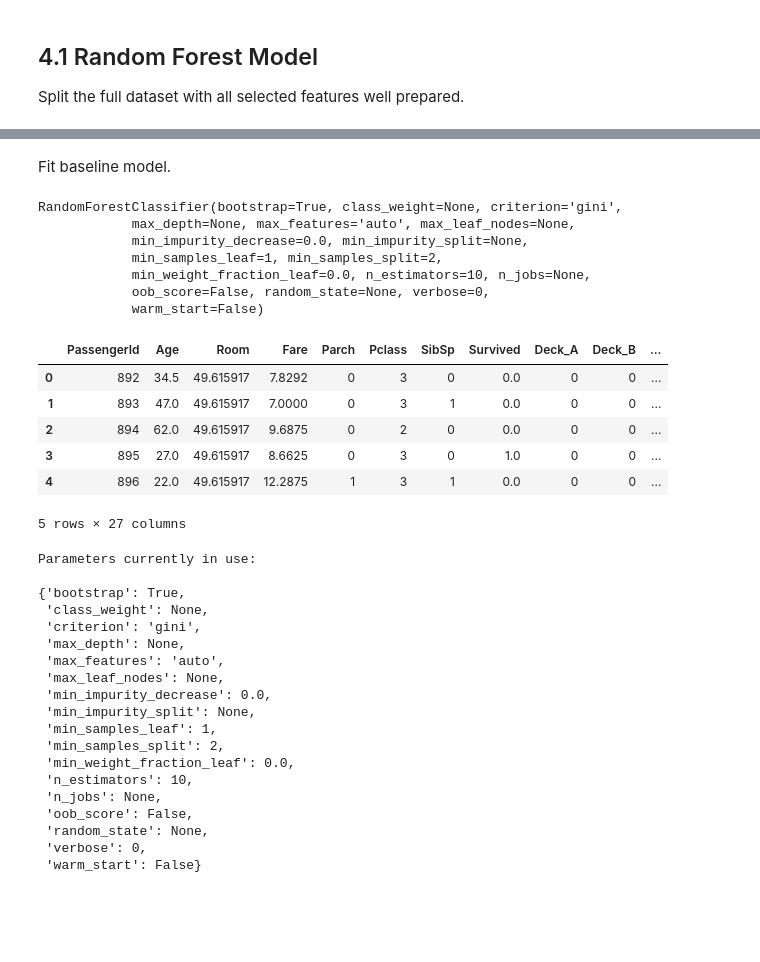
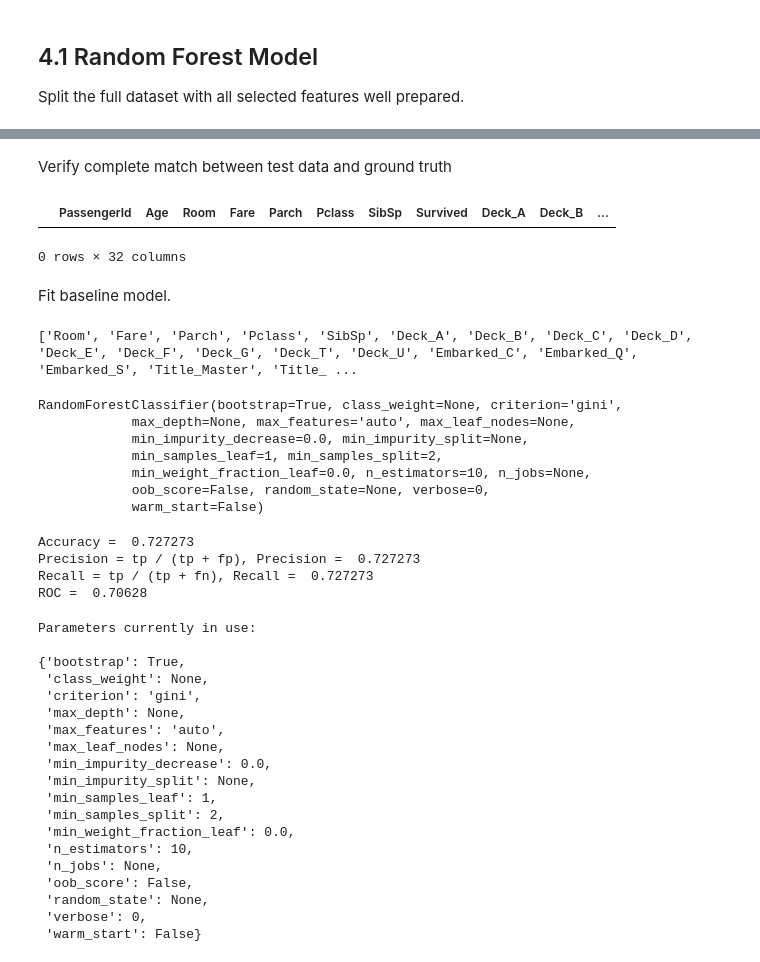
Before and after one commit to Shenghao1993/kaggle-titanic-survival-classification, a Jupyter notebook: Titanic - Model Training & Evaluation.ipynb, the cells around one changed output, grey strips where cells are left out. Cells and saved outputs as stored; diff of their text form; code cells hidden in the pictures; blank space fills up the shorter version.

Commit message:
Evaluate model performance

```diff
--- a/Titanic - Model Training & Evaluation.ipynb
+++ b/Titanic - Model Training & Evaluation.ipynb
@@ -46,29 +66,35 @@ Dimension of test data: (418, 27)
+# %% [markdown]
+Verify complete match between test data and ground truth
+# %%
+test_df[test_df["Ground_Truth"].isnull()]
+# %% [output]
+|  | PassengerId | Age | Room | Fare | Parch | Pclass | SibSp | Survived | Deck_A | Deck_B | ... |
+0 rows × 32 columns
 # %% [markdown]
 Fit baseline model.
 # %%
 survival_rf = RandomForestClassifier()
-all_features = features.copy()
-all_features.append('Age')
-survival_rf.fit(train_df[all_features], train_df['Survived'])
+valid_features = features.copy()
+valid_features.append('Predicted_Age')
+print(valid_features)
+survival_rf.fit(train_df[valid_features], train_df['Survived'])
 # %% [output]
-RandomForestClassifier(bootstrap=True, class_weight=None, criterion='gini',
-            max_depth=None, max_features='auto', max_leaf_nodes=None,
-            min_impurity_decrease=0.0, min_impurity_split=None,
-            min_samples_leaf=1, min_samples_split=2,
-            min_weight_fraction_leaf=0.0, n_estimators=10, n_jobs=None,
-            oob_score=False, random_state=None, verbose=0,
-            warm_start=False)
+['Room', 'Fare', 'Parch', 'Pclass', 'SibSp', 'Deck_A', 'Deck_B', 'Deck_C', 'Deck_D', 'Deck_E', 'Deck_F', 'Deck_G', 'Deck_T', 'Deck_U', 'Embarked_C', 'Embarked_Q', 'Embarked_S', 'Title_Master', 'Title_ ...
+RandomForestClassifier(bootstrap=True, class_weight=None, criterion='gini',
+            max_depth=None, max_features='auto', max_leaf_nodes=None,
+            min_impurity_decrease=0.0, min_impurity_split=None,
+            min_samples_leaf=1, min_samples_split=2,
+            min_weight_fraction_leaf=0.0, n_estimators=10, n_jobs=None,
+            oob_score=False, random_state=None, verbose=0,
+            warm_start=False)
 # %%
-test_df['Survived'] = survival_rf.predict(test_df[all_features])
-test_df.head()
+test_df['Survived'] = survival_rf.predict(test_df[valid_features])
+evaluate(test_df['Ground_Truth'], test_df['Survived'])
 # %% [output]
-|  | PassengerId | Age | Room | Fare | Parch | Pclass | SibSp | Survived | Deck_A | Deck_B | ... |
-| 0 | 892 | 34.5 | 49.615917 | 7.8292 | 0 | 3 | 0 | 0.0 | 0 | 0 | ... |
-| 1 | 893 | 47.0 | 49.615917 | 7.0000 | 0 | 3 | 1 | 0.0 | 0 | 0 | ... |
-| 2 | 894 | 62.0 | 49.615917 | 9.6875 | 0 | 2 | 0 | 0.0 | 0 | 0 | ... |
-| 3 | 895 | 27.0 | 49.615917 | 8.6625 | 0 | 3 | 0 | 1.0 | 0 | 0 | ... |
-| 4 | 896 | 22.0 | 49.615917 | 12.2875 | 1 | 3 | 1 | 0.0 | 0 | 0 | ... |
-5 rows × 27 columns
+Accuracy =  0.727273
+Precision = tp / (tp + fp), Precision =  0.727273
+Recall = tp / (tp + fn), Recall =  0.727273
+ROC =  0.70628
 # %%
 # Examine the parameters used by our current forest
 print('Parameters currently in use:\n')
```
Also changed, not shown: parts of 6 cells of this notebook, 2 other files.
